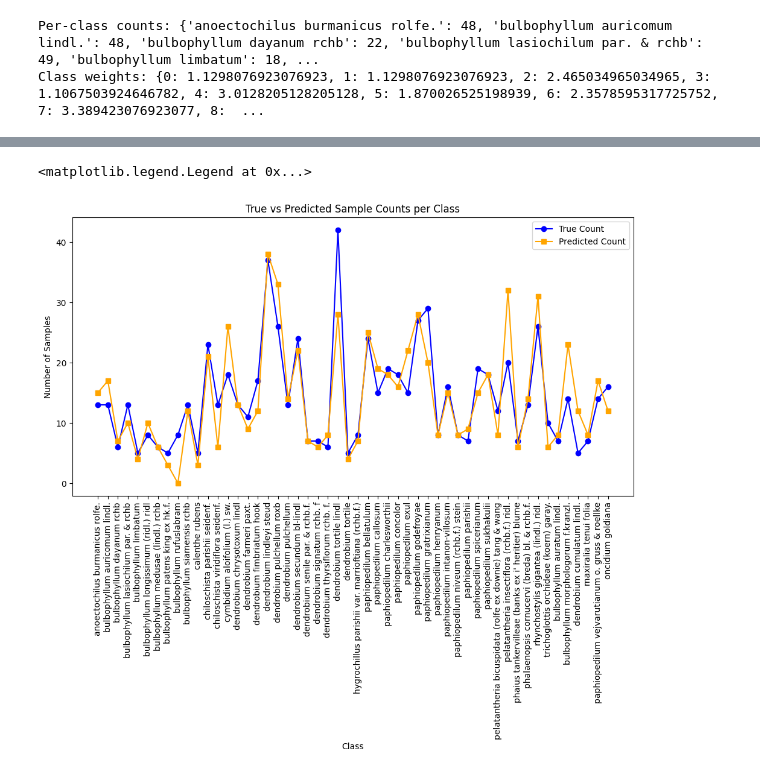
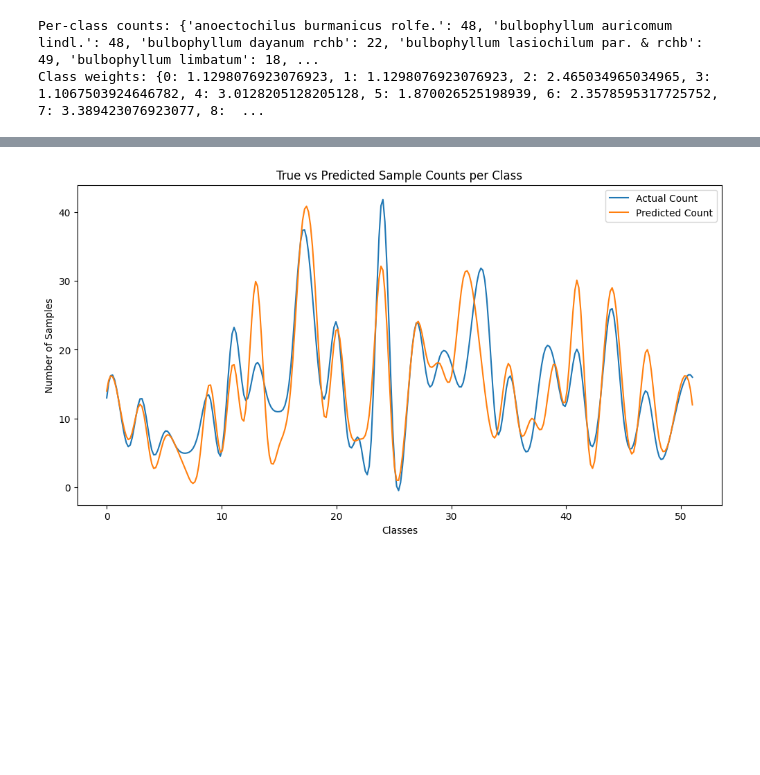
Before and after one commit to Buddhiimz/DeepLearning_Project, a Jupyter notebook: IT22095176_DL_Assigment_EfficientNetB0_model.ipynb, the cells around one changed output, grey strips where cells are left out. Saved outputs shown, nothing was run; the diff lists cells and outputs as text; code cells hidden in the pictures; blank space fills up the shorter version.

```diff
--- a/IT22095176_DL_Assigment_EfficientNetB0_model.ipynb
+++ b/IT22095176_DL_Assigment_EfficientNetB0_model.ipynb
@@ -377,21 +456,20 @@ Classification Report:
 # %%
 # Compute confusion matrix
 cm = confusion_matrix(y_true, y_pred)
 
 # Sum of true and predicted samples per class
 true_counts = np.sum(cm, axis=1)   # total true instances per class
 pred_counts = np.sum(cm, axis=0)   # total predicted instances per class
 
 # Plot line graph
 plt.figure(figsize=(12,6))
-plt.plot(class_names, true_counts, marker='o', label='True Count', color='blue')
-plt.plot(class_names, pred_counts, marker='s', label='Predicted Count', color='orange')
+plt.plot(x_smooth, true_smooth, label='Actual Count')
+plt.plot(x_smooth, pred_smooth, label='Predicted Count')
+plt.xlabel('Classes')
+plt.ylabel('Number of Samples')
 plt.title('True vs Predicted Sample Counts per Class')
-plt.xlabel('Class')
-plt.ylabel('Number of Samples')
-plt.xticks(rotation=90)
 plt.legend()
+plt.show()
 # %% [output]
-<matplotlib.legend.Legend at 0x...>
-[figure, old version]
+[figure, new version]
 # %%
```
Also changed, not shown: parts of 19 cells of this notebook.
